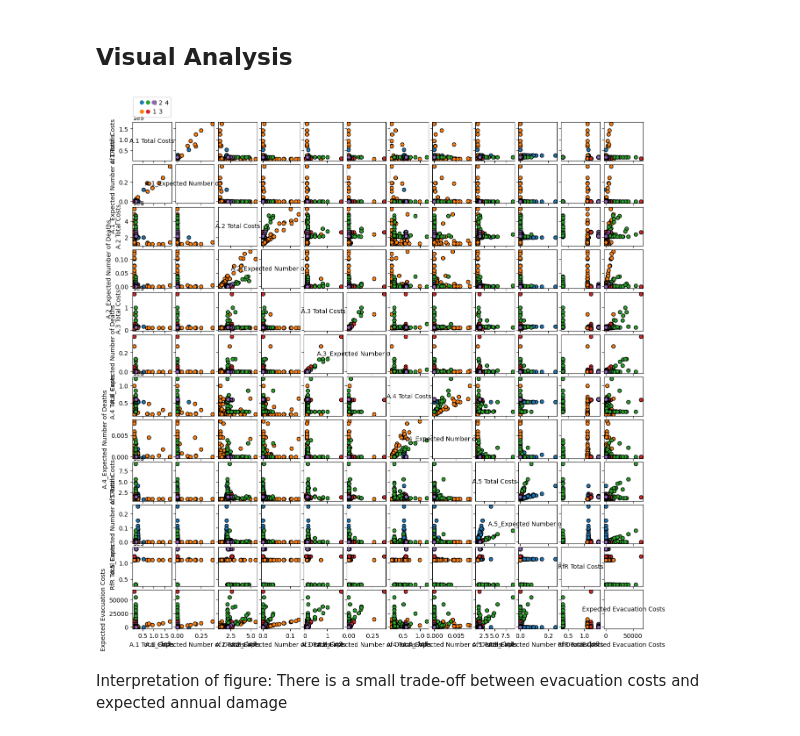
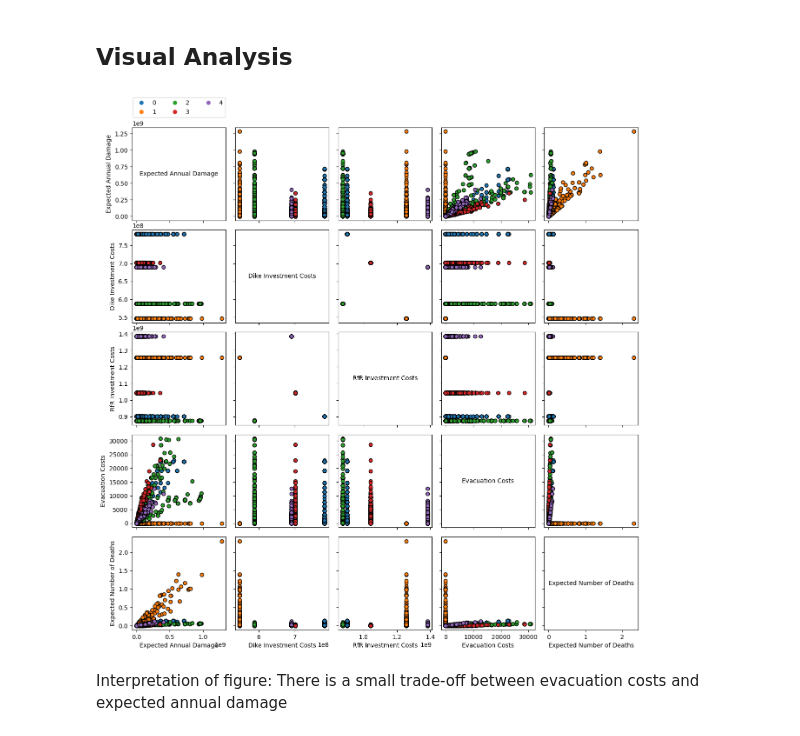
Before and after one commit to ndaswani1/EPA141A-labs, a Jupyter notebook: final assignment/dike_model_analysis.ipynb, the cells around one changed output. Cells and saved outputs as stored; diff of their text form; code cells hidden in the pictures.

```diff
--- a/final assignment/dike_model_analysis.ipynb
+++ b/final assignment/dike_model_analysis.ipynb
@@ -14,14 +14,14 @@ import pandas as pd
 # %% [markdown]
 ## Visual Analysis
 # %%
-experiments, outcomes = load_results('./results/prim_problem2.tar.gz')
+experiments, outcomes = load_results('./results/prim_problem2b.tar.gz')
 # %%
-fig, axes = pairs_plotting.pairs_scatter(experiments, outcomes, group_by='policy')
+fig, axes = pairs_plotting.pairs_scatter(experiments, outcomes)
 fig.set_figheight(15)
 fig.set_figwidth(15)
 plt.show()
 # %% [output]
-[figure, old version]
+[figure, new version]
 # %% [markdown]
 Interpretation of figure: There is a small trade-off between evacuation costs and expected annual damage
 # %% [markdown]
```
Also changed, not shown: parts of 10 cells of this notebook, 3 other files.
